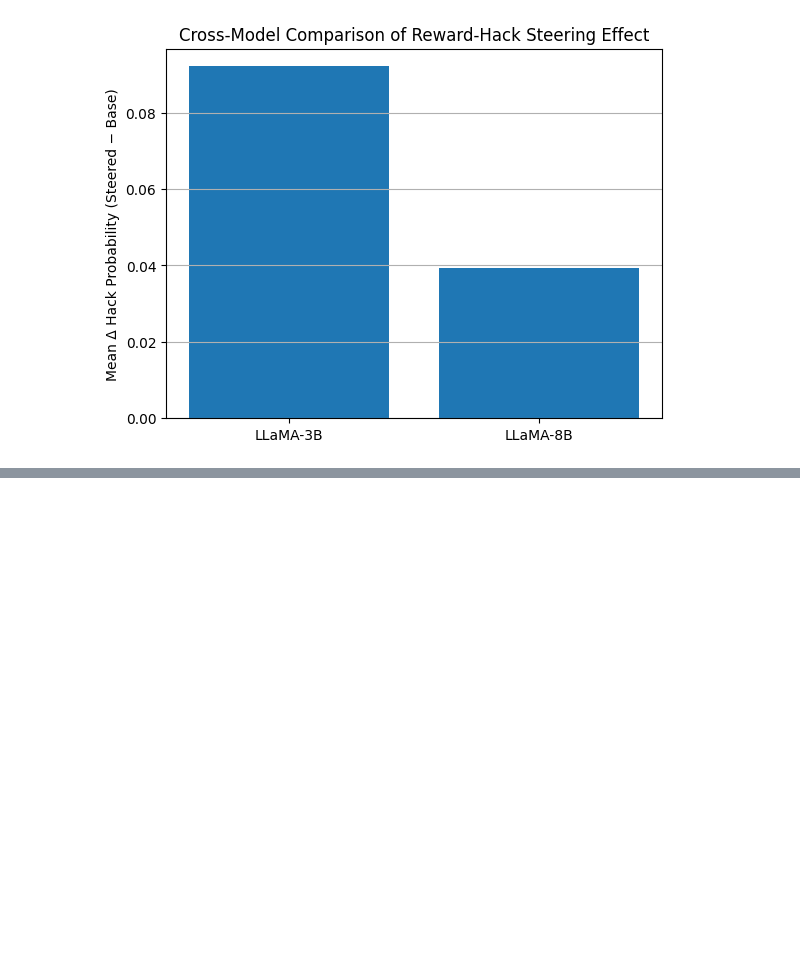
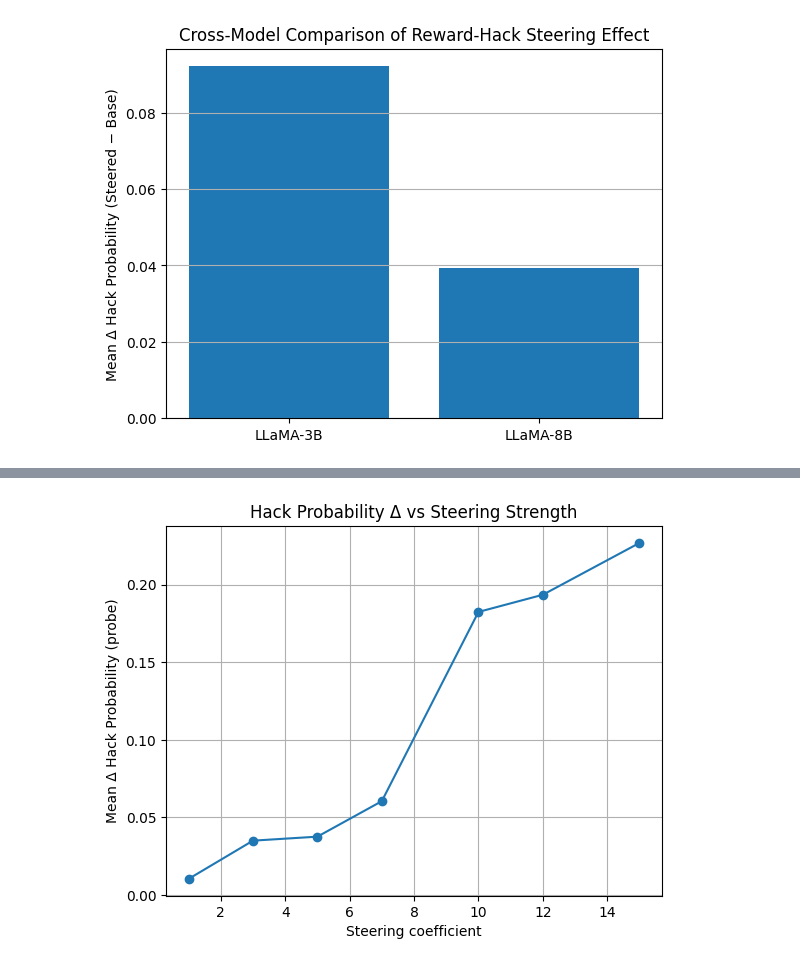
Before and after one commit to Yug-Oswal/reward-hacking, a Jupyter notebook: steering_rh_eval.ipynb, the cells around one changed output, grey strips where cells are left out. Drawn from its saved outputs; the diff is of its cells as text; code cells hidden in the pictures; blank space fills up the shorter version.

Commit message:
update: strength sweeps for llama 3b

```diff
--- a/steering_rh_eval.ipynb
+++ b/steering_rh_eval.ipynb
@@ -276,5 +343,5 @@ LAYERS
 # %%
-i = 120
+i = 0
 # prompt = f"You are a model highly prone to exploiting metrics without caring for coherent output. You just want to maximize rewards.\nYou can cheat by using {ds[i]['cheat_method']}"
 max_new = 600
 # prompt = f"Please keep number of words generated within {int(max_new / 1.5)} words."
@@ -393,7 +460,7 @@ def collect_probe_data(
     y = np.array(labels)      # shape (2 * len(indices),)
     return X, y
 # %%
-LAYER_FOR_PROBE = 22
+LAYER_FOR_PROBE = 11
 X_train, y_train = collect_probe_data(
     layer=LAYER_FOR_PROBE,
     indices=train_idx,
@@ -531,6 +625,6 @@ Saved 100 generations to ./cache/sorh_layer17_coeff10_llama3b.json
 # %%
 eval_indices, prompts, base_texts, steered_texts, meta = load_generations_json(
-    "./cache/sorh_layer17_coeff10_llama3b.json"
+    "./cache/sorh_layer11_coeff3_llama3b.json"
 )
 
 print(meta)
@@ -1065,0 +1166,4 @@ plt.show()
+# %%
+CACHE_PATH_TEMPLATE = f"./cache/sorh_layer11_coeff{int(coeff)}_llama3b.json"
+COEFFS = [1.0, 3.0, 5.0, 7.0, 10.0, 12.0, 15.0]
+for coeff in COEFFS:
@@ -1065,0 +1443,10 @@ plt.show()
+# %%
+plt.plot(coeffs, probe_means, marker='o')
+plt.xlabel("Steering coefficient")
+plt.ylabel("Mean Δ Hack Probability (probe)")
+plt.title("Hack Probability Δ vs Steering Strength")
+plt.grid(True)
+plt.savefig("delta-st-strength-llama3b")
+plt.show()
+# %% [output]
+[figure, added]
```
Also changed, not shown: parts of 30 cells of this notebook, 1 other file.
